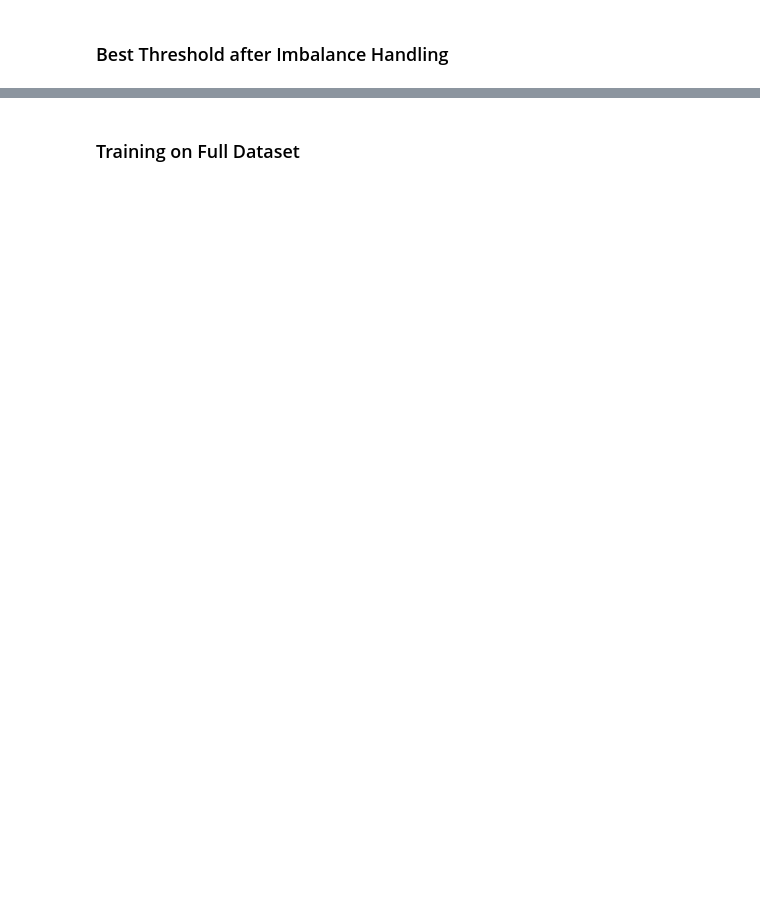
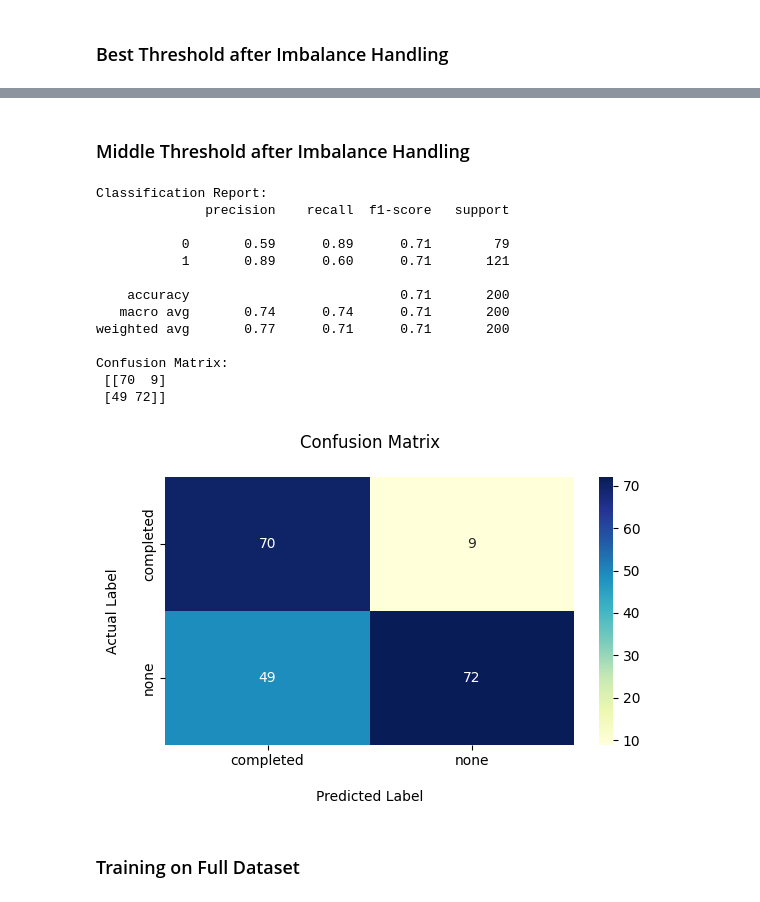
Before and after one commit to SakibMizan/MLProjectStudentPerformance, a Jupyter notebook: SakibMizanProject.ipynb, the cells around one changed output, grey strips where cells are left out. Cells and saved outputs as stored; diff of their text form; code cells hidden in the pictures; blank space fills up the shorter version.

```diff
--- a/SakibMizanProject.ipynb
+++ b/SakibMizanProject.ipynb
@@ -559,3 +583,42 @@ Confusion Matrix:
+# %% [markdown]
+### Middle Threshold after Imbalance Handling
+# %%
+y_pred_weights = model_train_weights.predict(x_test_opt)
+y_pred_class_weights = (y_pred_weights > 0.70).astype(int)
+
+from sklearn.metrics import classification_report, confusion_matrix
+print("Classification Report:")
+print(classification_report(y_test, y_pred_class_weights))
+
+cm = confusion_matrix(y_test, y_pred_class_weights)
+print("Confusion Matrix:\n", cm)
+
+plt.figure(figsize=(6, 4))
+
+sns.heatmap(cm, annot=True, fmt='d', cmap='YlGnBu',
+            xticklabels=['completed', 'none'],
+            yticklabels=['completed', 'none'])
+
+plt.title("Confusion Matrix\n")
+plt.xlabel("\nPredicted Label")
+plt.ylabel("Actual Label\n")
+plt.tight_layout()
+plt.show()
+# %% [output]
+Classification Report:
+              precision    recall  f1-score   support
+
+           0       0.59      0.89      0.71        79
+           1       0.89      0.60      0.71       121
+
+    accuracy                           0.71       200
+   macro avg       0.74      0.74      0.71       200
+weighted avg       0.77      0.71      0.71       200
+
+Confusion Matrix:
+ [[70  9]
+ [49 72]]
+[figure, added]
 # %% [markdown]
 ### Training on Full Dataset
 # %%
```
Also changed, not shown: parts of 12 cells of this notebook.
